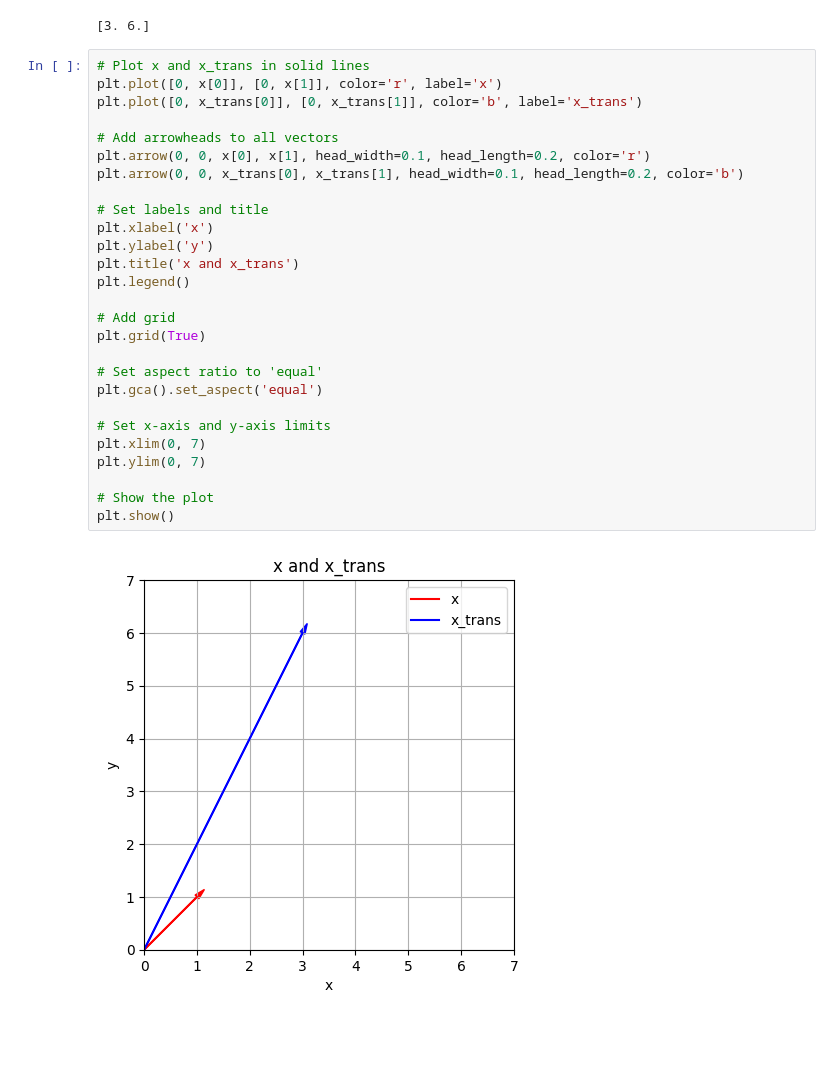
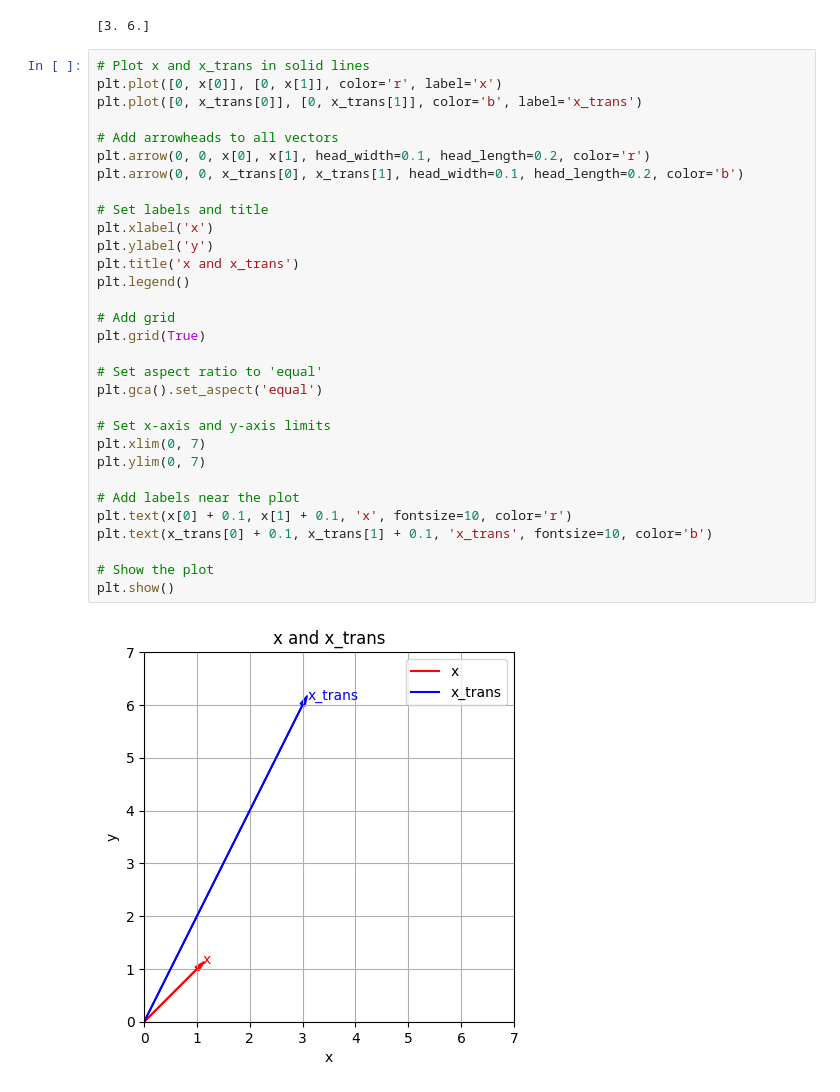
Before and after one commit to sowndsgood/LinearAlgebra, a Jupyter notebook: Diagonalization/Diagonalization_Notebook1.ipynb, the cells around one changed output. Cells and saved outputs as stored; diff of their text form; blank space fills up the shorter version.

```diff
--- a/Diagonalization/Diagonalization_Notebook1.ipynb
+++ b/Diagonalization/Diagonalization_Notebook1.ipynb
@@ -149,30 +157,34 @@ print(x_trans)
 # %%
 # Plot x and x_trans in solid lines
 plt.plot([0, x[0]], [0, x[1]], color='r', label='x')
 plt.plot([0, x_trans[0]], [0, x_trans[1]], color='b', label='x_trans')
 
 # Add arrowheads to all vectors
 plt.arrow(0, 0, x[0], x[1], head_width=0.1, head_length=0.2, color='r')
 plt.arrow(0, 0, x_trans[0], x_trans[1], head_width=0.1, head_length=0.2, color='b')
 
 # Set labels and title
 plt.xlabel('x')
 plt.ylabel('y')
 plt.title('x and x_trans')
 plt.legend()
 
 # Add grid
 plt.grid(True)
 
 # Set aspect ratio to 'equal'
 plt.gca().set_aspect('equal')
 
 # Set x-axis and y-axis limits
 plt.xlim(0, 7)
 plt.ylim(0, 7)
 
+# Add labels near the plot
+plt.text(x[0] + 0.1, x[1] + 0.1, 'x', fontsize=10, color='r')
+plt.text(x_trans[0] + 0.1, x_trans[1] + 0.1, 'x_trans', fontsize=10, color='b')
+
 # Show the plot
 plt.show()
 # %% [output]
-[figure, old version]
+[figure, new version]
 # %%
```
Also changed, not shown: parts of 5 cells of this notebook.
